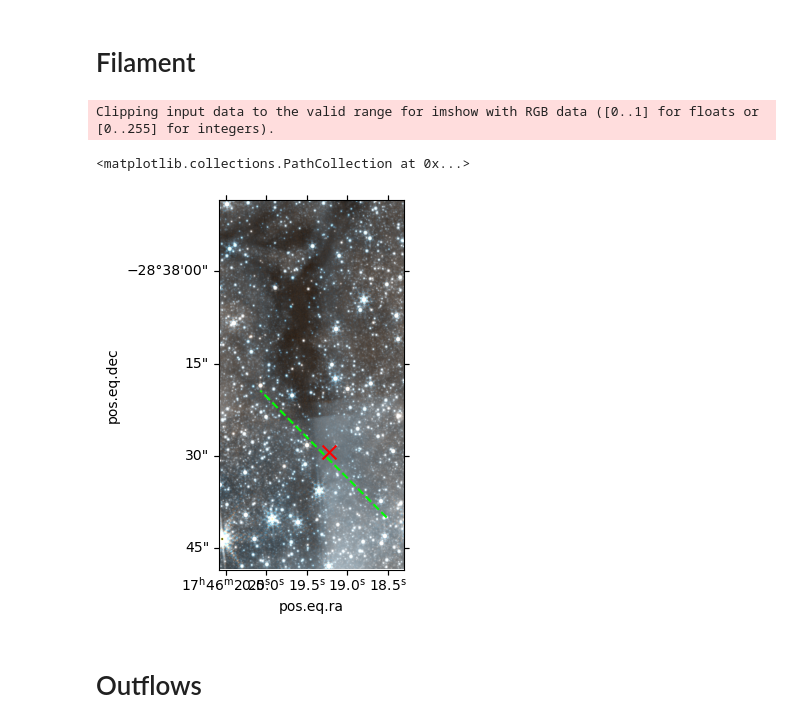
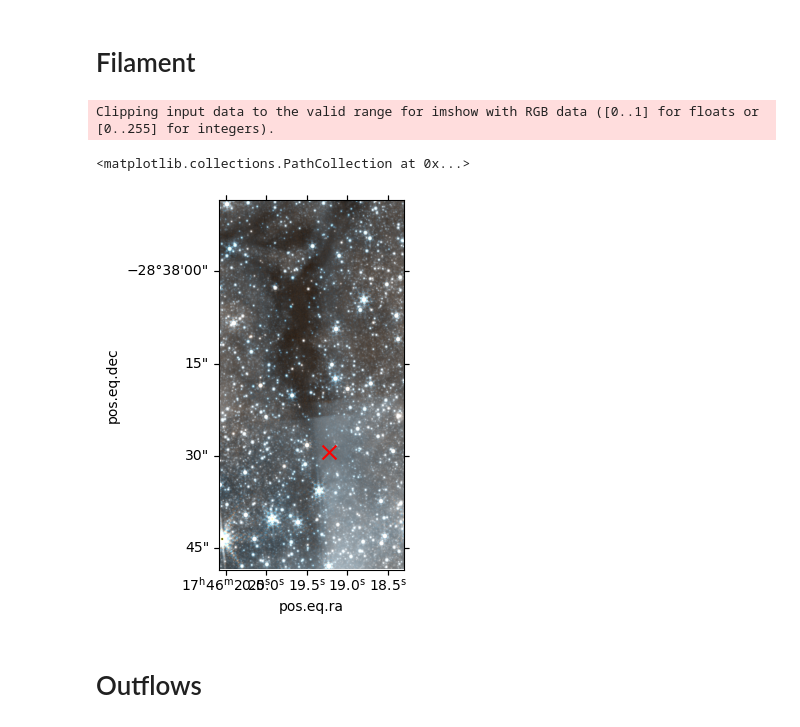
Before and after one commit to SpacialTree/lactea-filament, a Jupyter notebook: lactea-filament/notebooks/filament_core_outflow.ipynb, the cells around one changed output. Saved outputs shown, nothing was run; the diff lists cells and outputs as text; code cells hidden in the pictures.

```diff
--- a/lactea-filament/notebooks/filament_core_outflow.ipynb
+++ b/lactea-filament/notebooks/filament_core_outflow.ipynb
@@ -93,12 +93,11 @@ cutout_outflows = op.OutflowPlot(pos_ctr, l, w)
 # %%
 ax = plt.subplot(projection=filament_rgb_ww)
 ax.imshow(cutout_filament_rgb)
-path1.show_on_axis(ax, spacing=1, color='lime', linestyle='--')
 ax.scatter(clump1.ra, clump1.dec, color='red', s=100, marker='x', transform=ax.get_transform('world'))
 # %% [output]
 Clipping input data to the valid range for imshow with RGB data ([0..1] for floats or [0..255] for integers).
 <matplotlib.collections.PathCollection at 0x...>
-[figure, old version]
+[figure, new version]
 # %% [markdown]
 # Outflows
 # %%
```
Also changed, not shown: parts of 5 cells of this notebook, 2 other files.
